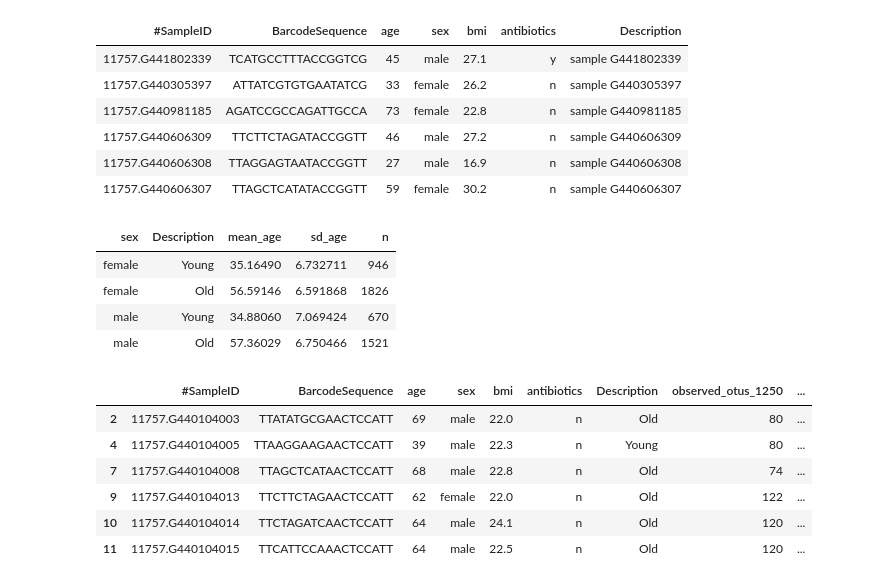
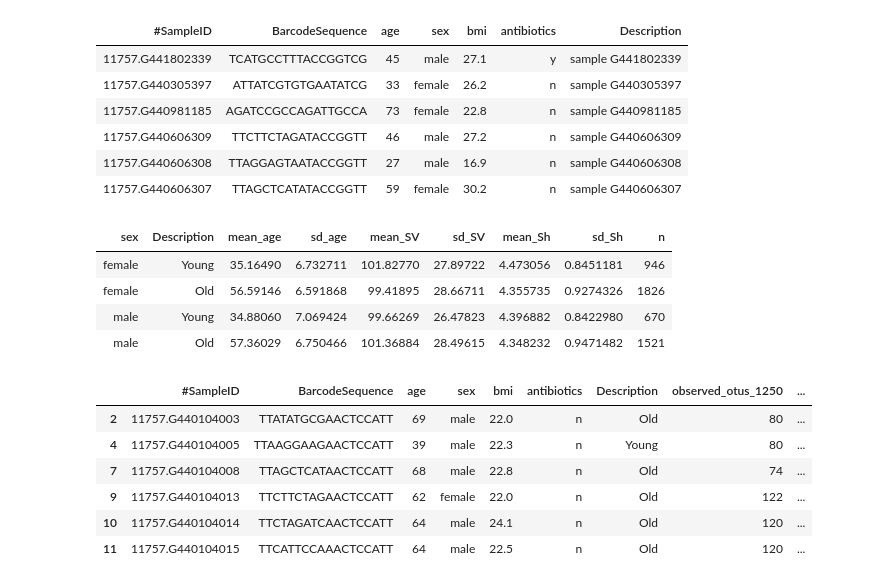
Before and after one commit to jacodela/microbio_aDiv, a Jupyter notebook: China_Analyses/China_data.ipynb, the cells around one changed output. Cells and saved outputs as stored; diff of their text form; code cells hidden in the pictures.

```diff
--- a/China_Analyses/China_data.ipynb
+++ b/China_Analyses/China_data.ipynb
@@ -70,13 +52,16 @@ health_table$Description = factor(health_table$Description, levels=c("Young","Ol
 # %%
 health_table %>%
     group_by(sex, Description) %>%
-    summarise(mean_age = mean(age), sd_age = sd(age), n = n())
+    summarise(mean_age = mean(age), sd_age = sd(age),
+              mean_SV = mean(observed_otus_1250), sd_SV = sd(observed_otus_1250),
+              mean_Sh = mean(shannon_1250), sd_Sh = sd(shannon_1250),
+              n = n())
 # %% [output]
-| sex | Description | mean_age | sd_age | n |
-| female | Young | 35.16490 | 6.732711 | 946 |
-| female | Old | 56.59146 | 6.591868 | 1826 |
-| male | Young | 34.88060 | 7.069424 | 670 |
-| male | Old | 57.36029 | 6.750466 | 1521 |
+| sex | Description | mean_age | sd_age | mean_SV | sd_SV | mean_Sh | sd_Sh | n |
+| female | Young | 35.16490 | 6.732711 | 101.82770 | 27.89722 | 4.473056 | 0.8451181 | 946 |
+| female | Old | 56.59146 | 6.591868 | 99.41895 | 28.66711 | 4.355735 | 0.9274326 | 1826 |
+| male | Young | 34.88060 | 7.069424 | 99.66269 | 26.47823 | 4.396882 | 0.8422980 | 670 |
+| male | Old | 57.36029 | 6.750466 | 101.36884 | 28.49615 | 4.348232 | 0.9471482 | 1521 |
 # %%
 health_table %>% head
 # %% [output]
```
Also changed, not shown: parts of 13 cells of this notebook, 2 other files.
